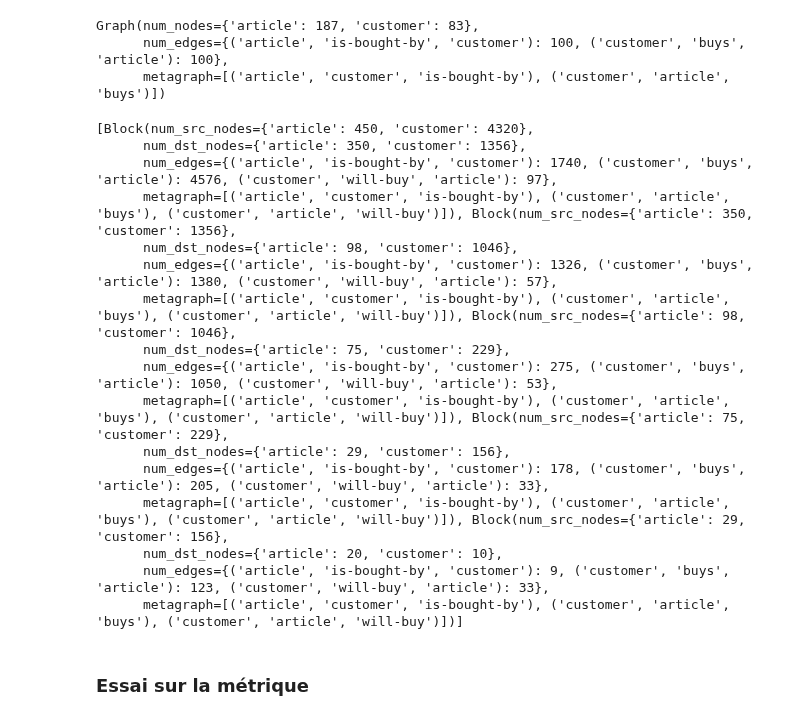
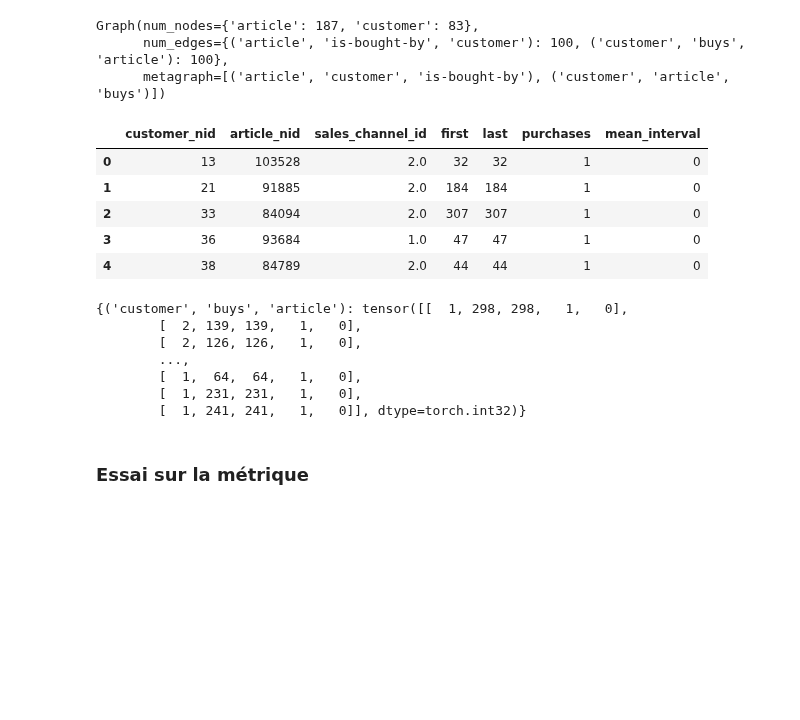
Before and after one commit to treb93/pyhm, a Jupyter notebook: prepare_gnn_data.ipynb, the cells around one changed output. Drawn from its saved outputs; the diff is of its cells as text; code cells hidden in the pictures; blank space fills up the shorter version.

```diff
--- a/prepare_gnn_data.ipynb
+++ b/prepare_gnn_data.ipynb
@@ -133,6 +129,15 @@ graph.to(cuda)
 Graph(num_nodes={'article': 187, 'customer': 83},
       num_edges={('article', 'is-bought-by', 'customer'): 100, ('customer', 'buys', 'article'): 100},
       metagraph=[('article', 'customer', 'is-bought-by'), ('customer', 'article', 'buys')])
+# %%
+old_purchases.head()
+# %% [output]
+|  | customer_nid | article_nid | sales_channel_id | first | last | purchases | mean_interval |
+| 0 | 13 | 103528 | 2.0 | 32 | 32 | 1 | 0 |
+| 1 | 21 | 91885 | 2.0 | 184 | 184 | 1 | 0 |
+| 2 | 33 | 84094 | 2.0 | 307 | 307 | 1 | 0 |
+| 3 | 36 | 93684 | 1.0 | 47 | 47 | 1 | 0 |
+| 4 | 38 | 84789 | 2.0 | 44 | 44 | 1 | 0 |
 # %%
 sampler = dgl.dataloading.MultiLayerFullNeighborSampler(5)
 
@@ -159,24 +164,15 @@ negative_dataloader = dgl.dataloading.DataLoader(
     pin_memory=True)
 # %%
 input_nodes, positive_graph, negative_graph, blocks = next(iter(negative_dataloader))
-print(blocks)
+print(blocks[0].edata['features'])
 # %% [output]
-[Block(num_src_nodes={'article': 450, 'customer': 4320},
-      num_dst_nodes={'article': 350, 'customer': 1356},
-      num_edges={('article', 'is-bought-by', 'customer'): 1740, ('customer', 'buys', 'article'): 4576, ('customer', 'will-buy', 'article'): 97},
-      metagraph=[('article', 'customer', 'is-bought-by'), ('customer', 'article', 'buys'), ('customer', 'article', 'will-buy')]), Block(num_src_nodes={'article': 350, 'customer': 1356},
-      num_dst_nodes={'article': 98, 'customer': 1046},
-      num_edges={('article', 'is-bought-by', 'customer'): 1326, ('customer', 'buys', 'article'): 1380, ('customer', 'will-buy', 'article'): 57},
-      metagraph=[('article', 'customer', 'is-bought-by'), ('customer', 'article', 'buys'), ('customer', 'article', 'will-buy')]), Block(num_src_nodes={'article': 98, 'customer': 1046},
-      num_dst_nodes={'article': 75, 'customer': 229},
-      num_edges={('article', 'is-bought-by', 'customer'): 275, ('customer', 'buys', 'article'): 1050, ('customer', 'will-buy', 'article'): 53},
-      metagraph=[('article', 'customer', 'is-bought-by'), ('customer', 'article', 'buys'), ('customer', 'article', 'will-buy')]), Block(num_src_nodes={'article': 75, 'customer': 229},
-      num_dst_nodes={'article': 29, 'customer': 156},
-      num_edges={('article', 'is-bought-by', 'customer'): 178, ('customer', 'buys', 'article'): 205, ('customer', 'will-buy', 'article'): 33},
-      metagraph=[('article', 'customer', 'is-bought-by'), ('customer', 'article', 'buys'), ('customer', 'article', 'will-buy')]), Block(num_src_nodes={'article': 29, 'customer': 156},
-      num_dst_nodes={'article': 20, 'customer': 10},
-      num_edges={('article', 'is-bought-by', 'customer'): 9, ('customer', 'buys', 'article'): 123, ('customer', 'will-buy', 'article'): 33},
-      metagraph=[('article', 'customer', 'is-bought-by'), ('customer', 'article', 'buys'), ('customer', 'article', 'will-buy')])]
+{('customer', 'buys', 'article'): tensor([[  1, 298, 298,   1,   0],
+        [  2, 139, 139,   1,   0],
+        [  2, 126, 126,   1,   0],
+        ...,
+        [  1,  64,  64,   1,   0],
+        [  1, 231, 231,   1,   0],
+        [  1, 241, 241,   1,   0]], dtype=torch.int32)}
 # %% [markdown]
 ### Essai sur la métrique
 # %%
```
Also changed, not shown: parts of 9 cells of this notebook, 23 other files.
